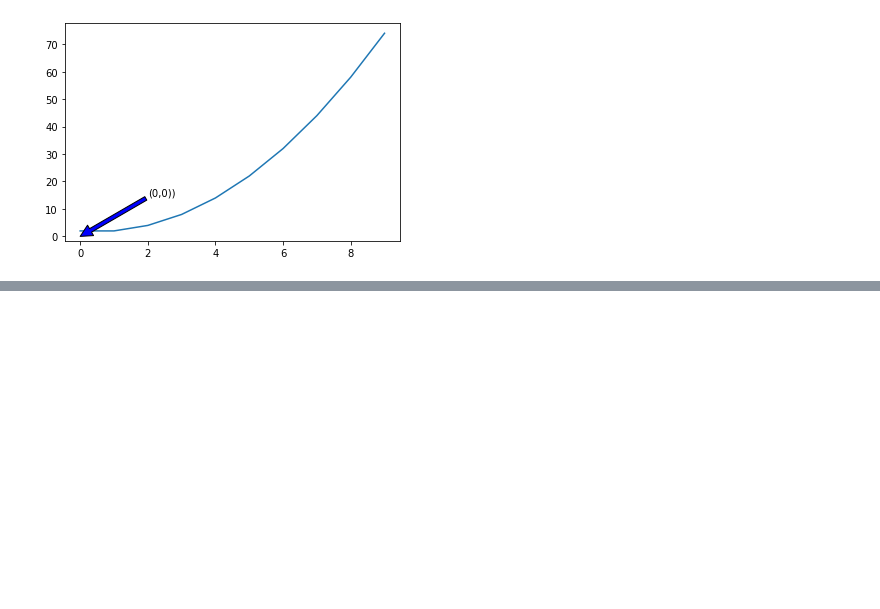
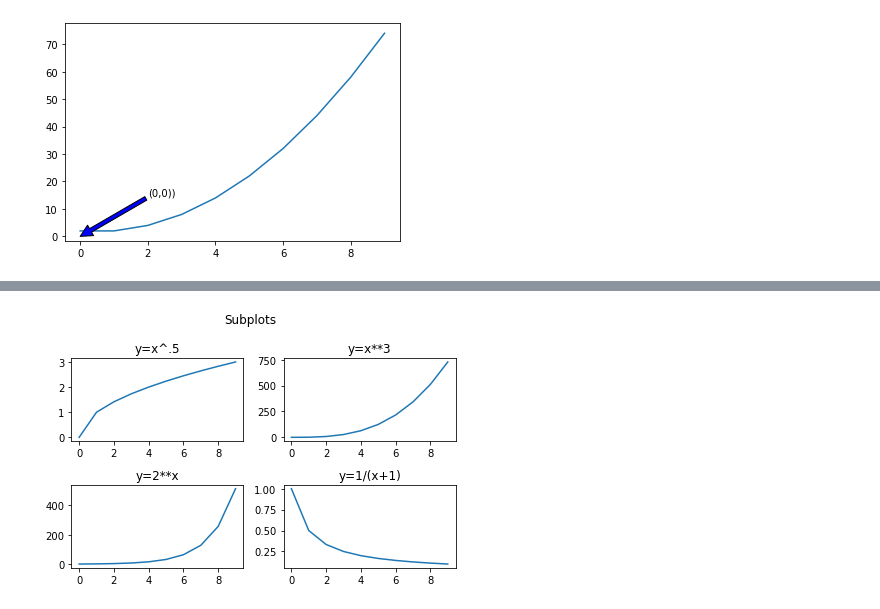
Before and after one commit to joshuamchavez2/numpy-pandas-visualization-exercises, a Jupyter notebook: matplotlib_exercises.ipynb, the cells around one changed output, grey strips where cells are left out. Cells and saved outputs as stored; diff of their text form; code cells hidden in the pictures; blank space fills up the shorter version.

```diff
--- a/matplotlib_exercises.ipynb
+++ b/matplotlib_exercises.ipynb
@@ -80,0 +101,34 @@ plt.show()
+# %%
+n_rows=2
+n_cols=2
+
+
+s1 = plt.subplot(n_rows, n_cols, 1)
+s1.title.set_text('y=x^.5')
+y = x.apply(lambda x: math.sqrt(x))
+plt.plot(x, y)
+
+
+
+s2 = plt.subplot(n_rows, n_cols, 2)
+s2.title.set_text('y=x**3')
+y = x.apply(lambda x: x**3)
+plt.plot(x, y)
+
+
+
+s3 = plt.subplot(n_rows, n_cols, 3)
+s3.title.set_text('y=2**x')
+y = x.apply(lambda x: 2**x)
+plt.plot(x, y)
+
+
+s4 = plt.subplot(n_rows, n_cols, 4)
+s4.title.set_text('y=1/(x+1)')
+y = x.apply(lambda x: 1/(x+1))
+plt.plot(x, y)
+
+plt.suptitle('Subplots')
+plt.tight_layout()
+# %% [output]
+[figure, added]
```
Also changed, not shown: parts of 8 cells of this notebook, 2 other files.
